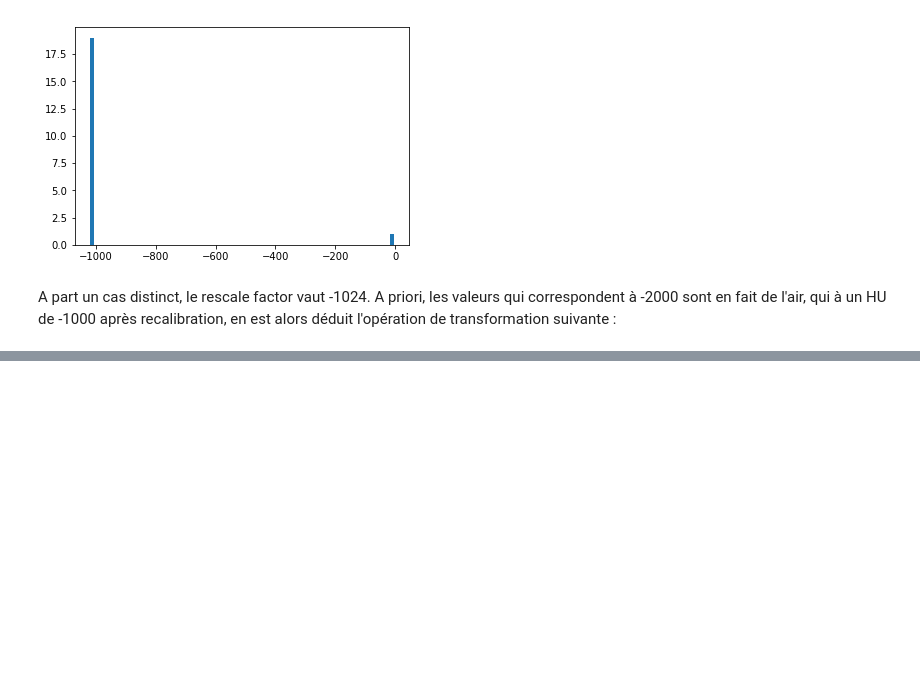
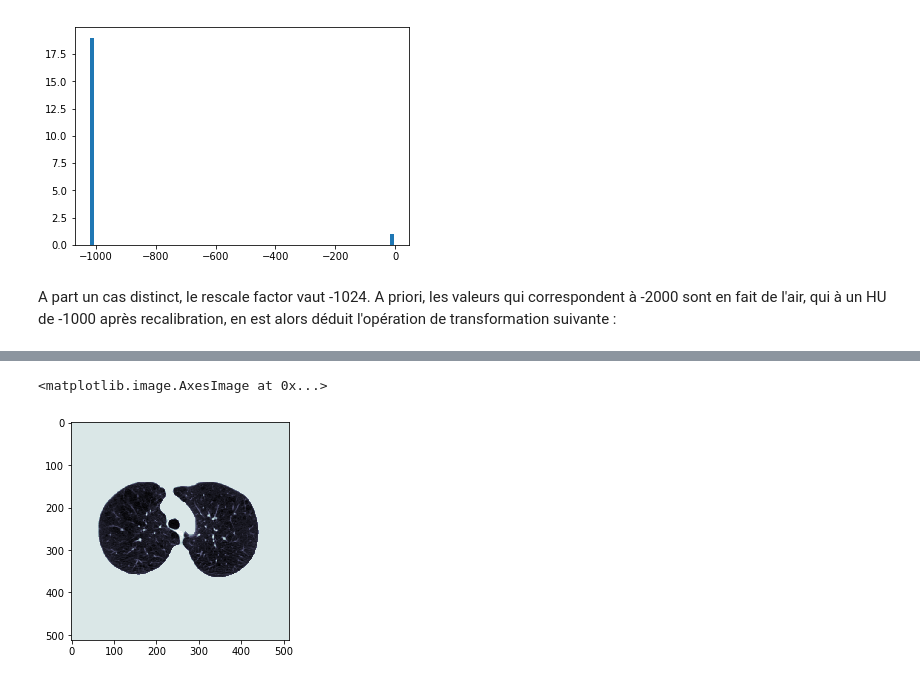
Before and after one commit to lucsoret/CEI, a Jupyter notebook: Python/Notebook/pre_processing.ipynb, the cells around one changed output, grey strips where cells are left out. Cells and saved outputs as stored; diff of their text form; code cells hidden in the pictures; blank space fills up the shorter version.

```diff
--- a/Python/Notebook/pre_processing.ipynb
+++ b/Python/Notebook/pre_processing.ipynb
@@ -163,0 +203,11 @@ plt.show()
+# %%
+from skimage.segmentation import clear_border
+from skimage.morphology import ball, disk, dilation, binary_erosion, remove_small_objects, erosion, closing, reconstruction, binary_closing
+
+
+i = 10
+# %%
+plt.imshow(images[i],cmap=plt.cm.bone)
+# %% [output]
+<matplotlib.image.AxesImage at 0x...>
+[figure, added]
```
Also changed, not shown: parts of 27 cells of this notebook.
